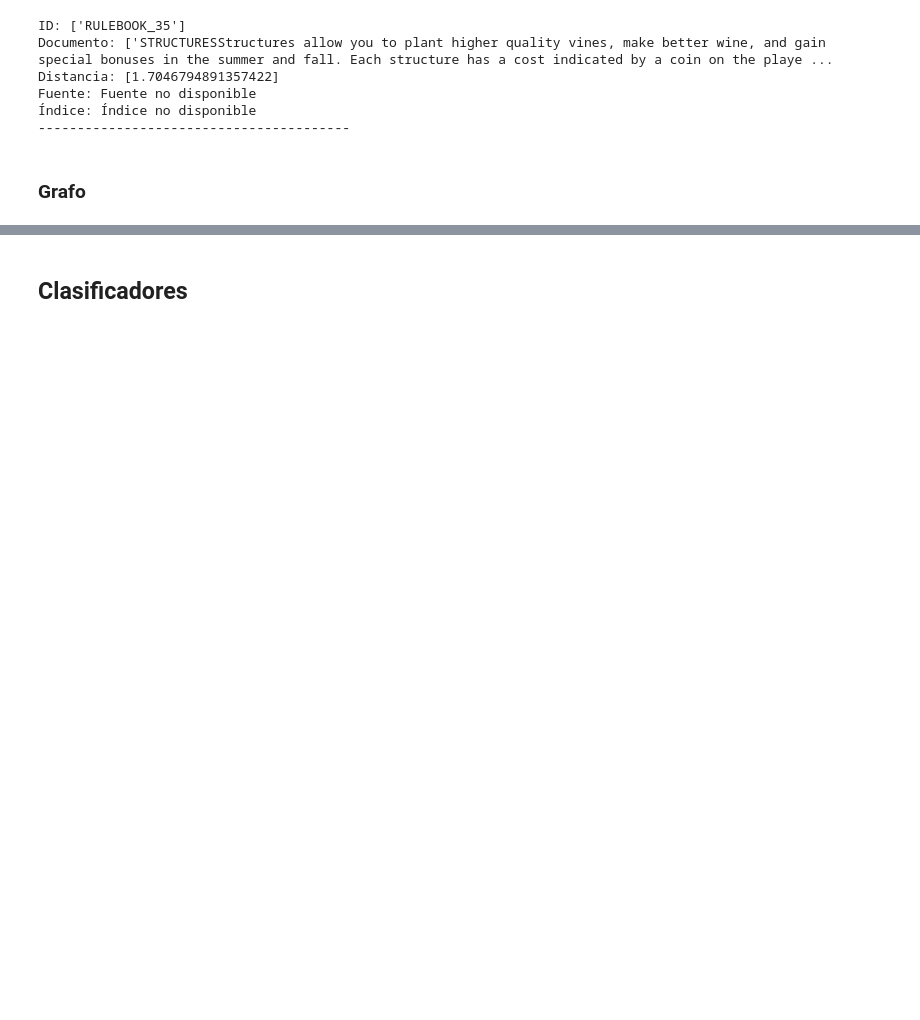
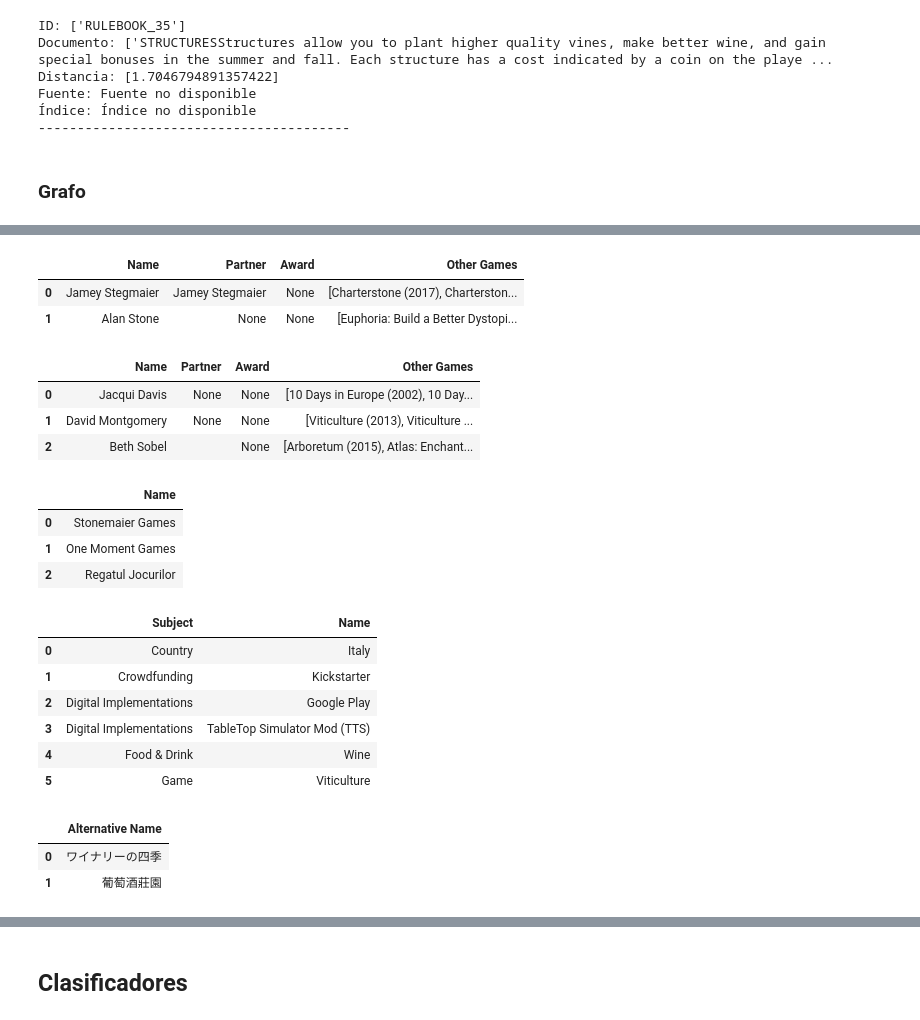
Before and after one commit to FrancoAntuna/NLP-TUIA, a Jupyter notebook: TPF/TP2_Antuña.ipynb, the cells around one changed output, grey strips where cells are left out. Drawn from its saved outputs; the diff is of its cells as text; code cells hidden in the pictures; blank space fills up the shorter version.

```diff
--- a/TPF/TP2_Antuña.ipynb
+++ b/TPF/TP2_Antuña.ipynb
@@ -561,5 +311,0 @@ stats_df = pd.read_csv('Dataset/stats.csv')
-# %%
-#with open('Dataset/mensajes.txt', 'r', encoding='utf-8') as file:
-    #mensajes = file.read()
-with open('Dataset/description.txt', 'r', encoding='utf-8') as file:
-    description = file.read()
@@ -1081,0 +724,8 @@ with driver.session() as session:
+# %%
+#Url
+url_credits = "https://boardgamegeek.com/boardgame/128621/viticulture/credits"
+url_publishers = find_ulr('publisher', driver, url_credits)
+url_designers = find_ulr('designer', driver, url_credits)
+url_related_to = find_ulr('family', driver, url_credits)
+url_artists = find_ulr('artist', driver, url_credits)
+print(url_designers,url_artists ,url_publishers ,url_related_to, url_credits)
@@ -1081,0 +734,19 @@ with driver.session() as session:
+# %%
+# Inicializar el driver y la clase
+extractor = BoardGameDataExtractor(driver)
+
+# Realizar las extracciones de datos
+dict_designers = extractor.find_data('designer', url_designers)
+dict_artists = extractor.find_data('artist', url_artists)
+dict_publishers = extractor.find_data('publisher', url_publishers)
+dict_related_to = extractor.find_data('related_to', url_related_to)
+dict_alternative_names = extractor.find_data('alternative_names', url_credits)
+dict_awards = extractor.find_data('award_game', url_credits)
+
+# Opcional: imprimir o guardar los resultados
+print(dict_designers)
+print(dict_artists)
+print(dict_publishers)
+print(dict_related_to)
+print(dict_alternative_names)
+print(dict_awards)
@@ -1081,0 +771,42 @@ with driver.session() as session:
+# %%
+df_designers = pd.DataFrame(dict_designers)
+df_artists = pd.DataFrame(dict_artists)
+df_publishers = pd.DataFrame(dict_publishers)
+df_related_to = pd.DataFrame(dict_related_to)
+df_alternative_names = pd.DataFrame(dict_alternative_names)
+# %%
+df_designers
+# %% [output]
+|  | Name | Partner | Award | Other Games |
+| 0 | Jamey Stegmaier | Jamey Stegmaier | None | [Charterstone (2017), Charterston... |
+| 1 | Alan Stone | None | None | [Euphoria: Build a Better Dystopi... |
+# %%
+df_artists
+# %% [output]
+|  | Name | Partner | Award | Other Games |
+| 0 | Jacqui Davis | None | None | [10 Days in Europe (2002), 10 Day... |
+| 1 | David Montgomery | None | None | [Viticulture (2013), Viticulture ... |
+| 2 | Beth Sobel |  | None | [Arboretum (2015), Atlas: Enchant... |
+# %%
+df_publishers
+# %% [output]
+|  | Name |
+| 0 | Stonemaier Games |
+| 1 | One Moment Games |
+| 2 | Regatul Jocurilor |
+# %%
+df_related_to
+# %% [output]
+|  | Subject | Name |
+| 0 | Country | Italy |
+| 1 | Crowdfunding | Kickstarter |
+| 2 | Digital Implementations | Google Play |
+| 3 | Digital Implementations | TableTop Simulator Mod (TTS) |
+| 4 | Food & Drink | Wine |
+| 5 | Game | Viticulture |
+# %%
+df_alternative_names
+# %% [output]
+|  | Alternative Name |
+| 0 | ワイナリーの四季 |
+| 1 | 葡萄酒莊園 |
```
Also changed, not shown: parts of 94 cells of this notebook.
